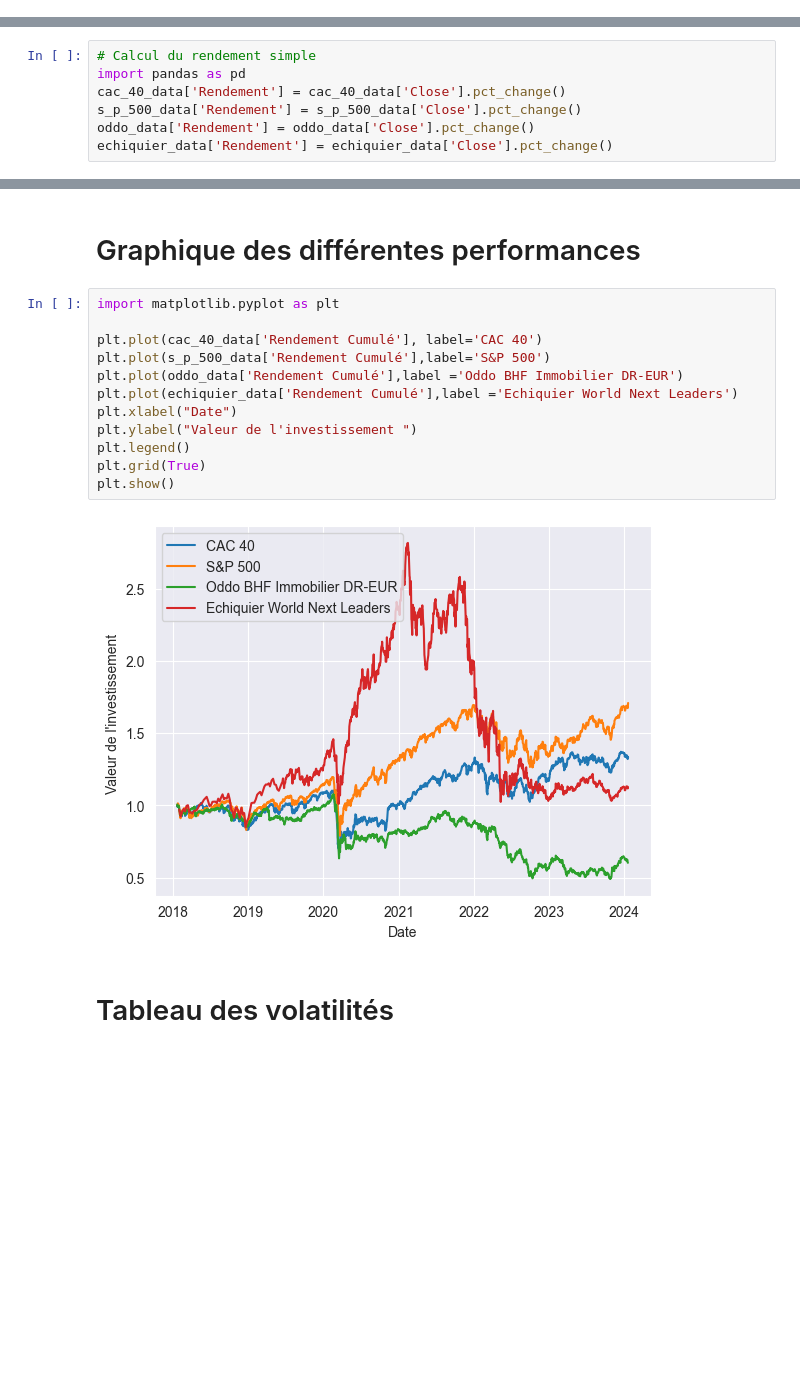
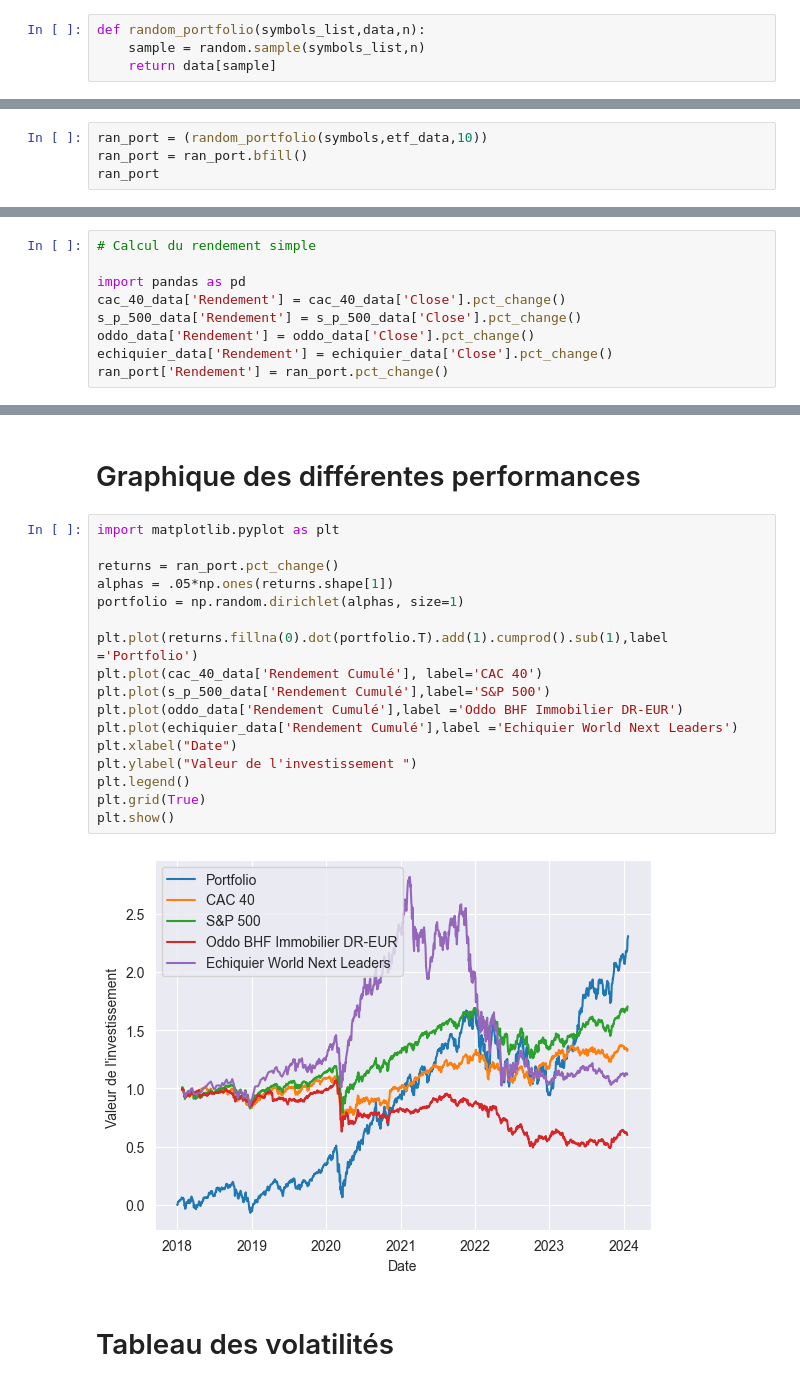
Before and after one commit to IrishRugbyman/Pi2, a Jupyter notebook: Comparaison_entre_différents_fonds (1).ipynb, the cells around one changed output, grey strips where cells are left out. Cells and saved outputs as stored; diff of their text form; blank space fills up the shorter version.

```diff
--- a/Comparaison_entre_différents_fonds (1).ipynb
+++ b/Comparaison_entre_différents_fonds (1).ipynb
@@ -5,0 +22,4 @@ import datetime
+# %%
+def random_portfolio(symbols_list,data,n):
+    sample = random.sample(symbols_list,n)
+    return data[sample]
@@ -5,0 +90,4 @@ import datetime
+# %%
+ran_port = (random_portfolio(symbols,etf_data,10))
+ran_port = ran_port.bfill()
+ran_port
@@ -28,8 +118,10 @@ echiquier_data = yf.download(echiquier_symbol, start=start_date, end=end_date)
 [*********************100%%**********************]  1 of 1 completed
 # %%
 # Calcul du rendement simple
+
 import pandas as pd
 cac_40_data['Rendement'] = cac_40_data['Close'].pct_change()
 s_p_500_data['Rendement'] = s_p_500_data['Close'].pct_change()
 oddo_data['Rendement'] = oddo_data['Close'].pct_change()
 echiquier_data['Rendement'] = echiquier_data['Close'].pct_change()
+ran_port['Rendement'] = ran_port.pct_change()
@@ -44,17 +138,22 @@ echiquier_data['Rendement Cumulé'] = (1 + echiquier_data['Rendement']).cumprod(
 # %%
 import matplotlib.pyplot as plt
 
+returns = ran_port.pct_change()
+alphas = .05*np.ones(returns.shape[1])
+portfolio = np.random.dirichlet(alphas, size=1)
+
+plt.plot(returns.fillna(0).dot(portfolio.T).add(1).cumprod().sub(1),label ='Portfolio')
 plt.plot(cac_40_data['Rendement Cumulé'], label='CAC 40')
 plt.plot(s_p_500_data['Rendement Cumulé'],label='S&P 500')
 plt.plot(oddo_data['Rendement Cumulé'],label ='Oddo BHF Immobilier DR-EUR')
 plt.plot(echiquier_data['Rendement Cumulé'],label ='Echiquier World Next Leaders')
 plt.xlabel("Date")
 plt.ylabel("Valeur de l'investissement ")
 plt.legend()
 plt.grid(True)
 plt.show()
 # %% [output]
-[figure, old version]
+[figure, new version]
 # %% [markdown]
 # Tableau des volatilités
 # %%
```
Also changed, not shown: parts of 9 cells of this notebook, 1 other file.
